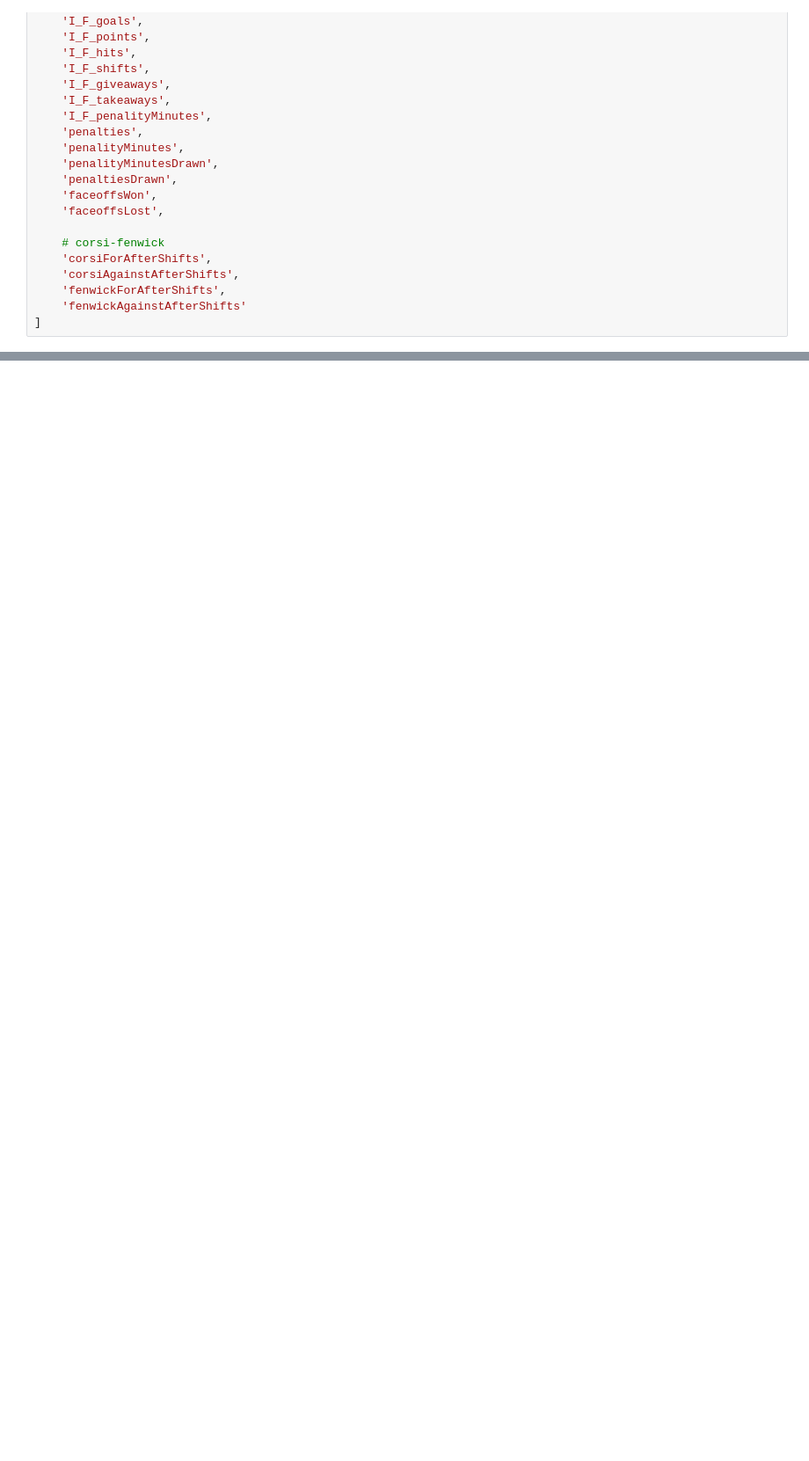
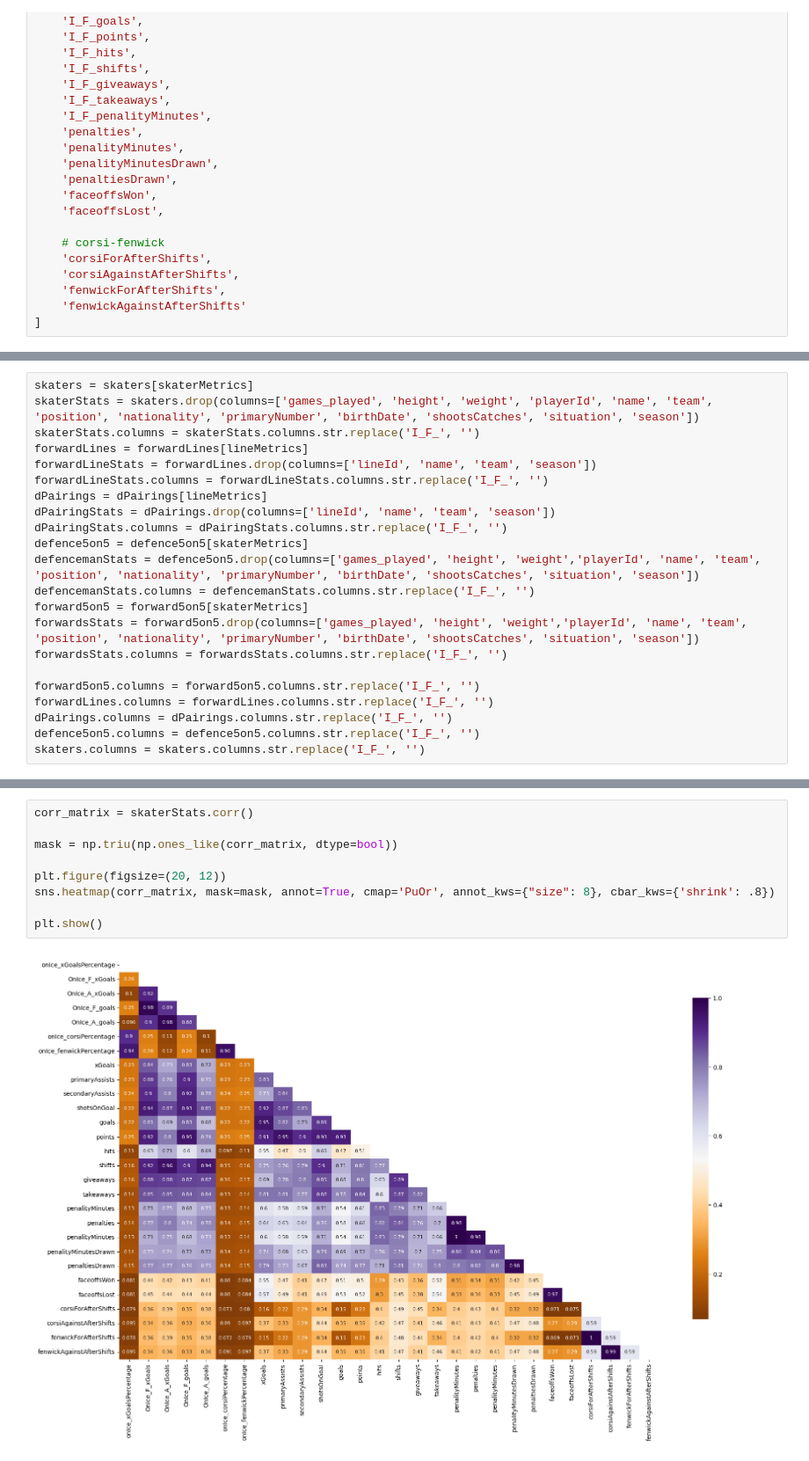
Before and after one commit to emrkel/NHL-Line-Optimisation, a Jupyter notebook: dataAnalysis.ipynb, the cells around one changed output, grey strips where cells are left out. Shown at 88% size. Saved outputs shown, nothing was run; the diff lists cells and outputs as text; blank space fills up the shorter version.

Commit message:
create correlation matrix

```diff
--- a/dataAnalysis.ipynb
+++ b/dataAnalysis.ipynb
@@ -147,0 +126,22 @@ forward5on5
+# %%
+skaters = skaters[skaterMetrics]
+skaterStats = skaters.drop(columns=['games_played', 'height', 'weight', 'playerId', 'name', 'team', 'position', 'nationality', 'primaryNumber', 'birthDate', 'shootsCatches', 'situation', 'season'])
+skaterStats.columns = skaterStats.columns.str.replace('I_F_', '')
+forwardLines = forwardLines[lineMetrics]
+forwardLineStats = forwardLines.drop(columns=['lineId', 'name', 'team', 'season'])
+forwardLineStats.columns = forwardLineStats.columns.str.replace('I_F_', '')
+dPairings = dPairings[lineMetrics]
+dPairingStats = dPairings.drop(columns=['lineId', 'name', 'team', 'season'])
+dPairingStats.columns = dPairingStats.columns.str.replace('I_F_', '')
+defence5on5 = defence5on5[skaterMetrics]
+defencemanStats = defence5on5.drop(columns=['games_played', 'height', 'weight','playerId', 'name', 'team', 'position', 'nationality', 'primaryNumber', 'birthDate', 'shootsCatches', 'situation', 'season'])
+defencemanStats.columns = defencemanStats.columns.str.replace('I_F_', '')
+forward5on5 = forward5on5[skaterMetrics]
+forwardsStats = forward5on5.drop(columns=['games_played', 'height', 'weight','playerId', 'name', 'team', 'position', 'nationality', 'primaryNumber', 'birthDate', 'shootsCatches', 'situation', 'season'])
+forwardsStats.columns = forwardsStats.columns.str.replace('I_F_', '')
+
+forward5on5.columns = forward5on5.columns.str.replace('I_F_', '')
+forwardLines.columns = forwardLines.columns.str.replace('I_F_', '')
+dPairings.columns = dPairings.columns.str.replace('I_F_', '')
+defence5on5.columns = defence5on5.columns.str.replace('I_F_', '')
+skaters.columns = skaters.columns.str.replace('I_F_', '')
@@ -147,0 +150,11 @@ forward5on5
+# %%
+corr_matrix = skaterStats.corr()
+
+mask = np.triu(np.ones_like(corr_matrix, dtype=bool))
+
+plt.figure(figsize=(20, 12))
+sns.heatmap(corr_matrix, mask=mask, annot=True, cmap='PuOr', annot_kws={"size": 8}, cbar_kws={'shrink': .8})
+
+plt.show()
+# %% [output]
+[figure, added]
```
Also changed, not shown: parts of 4 cells of this notebook.
